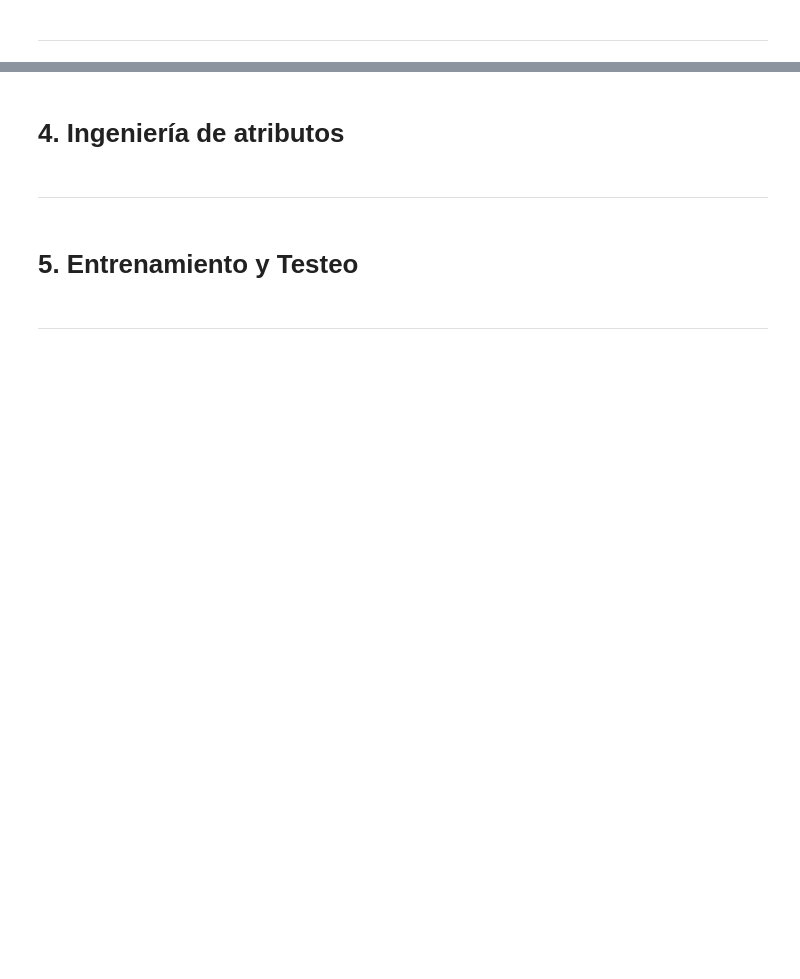
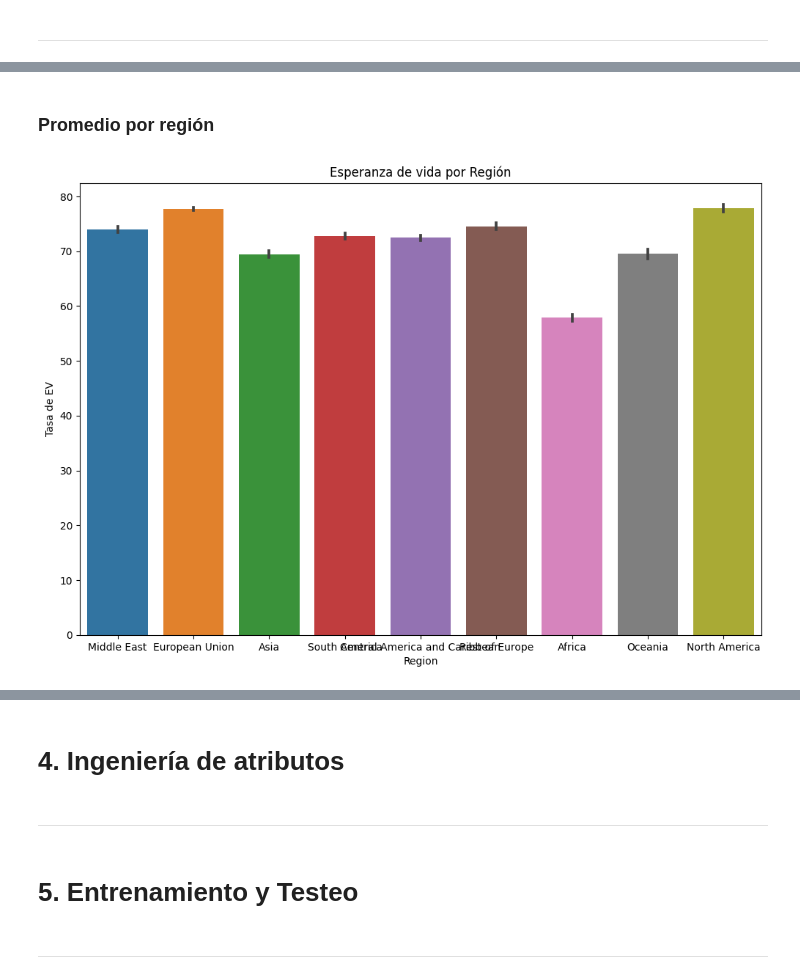
Before and after one commit to JuanPabloFerreras/ProyectoFinalDS, a Jupyter notebook: Proyecto_Final_JuanPablo_Ferreras.ipynb, the cells around one changed output, grey strips where cells are left out. Cells and saved outputs as stored; diff of their text form; code cells hidden in the pictures; blank space fills up the shorter version.

```diff
--- a/Proyecto_Final_JuanPablo_Ferreras.ipynb
+++ b/Proyecto_Final_JuanPablo_Ferreras.ipynb
@@ -59,0 +344,11 @@ El conjunto de datos pretende responder a las siguientes preguntas clave:
+# %% [markdown]
+### Promedio por región
+# %%
+plt.figure(figsize=(12,8))
+sns.barplot(x='Región', y='Esperanza_vida', data=df)
+plt.title('Esperanza de vida por Región')
+plt.xlabel('Region')
+plt.ylabel('Tasa de EV')
+plt.show()
+# %% [output]
+[figure, added]
```
Also changed, not shown: parts of 27 cells of this notebook.
